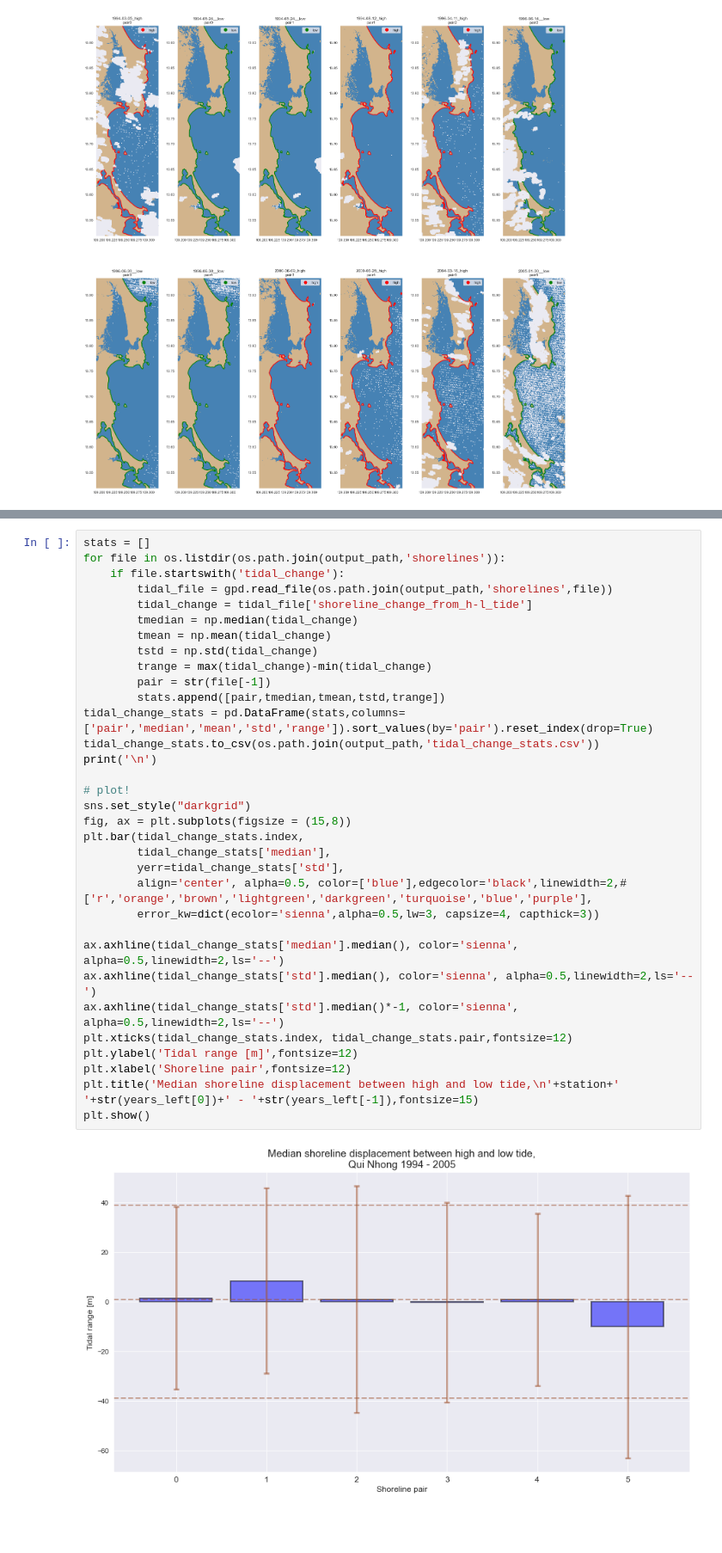
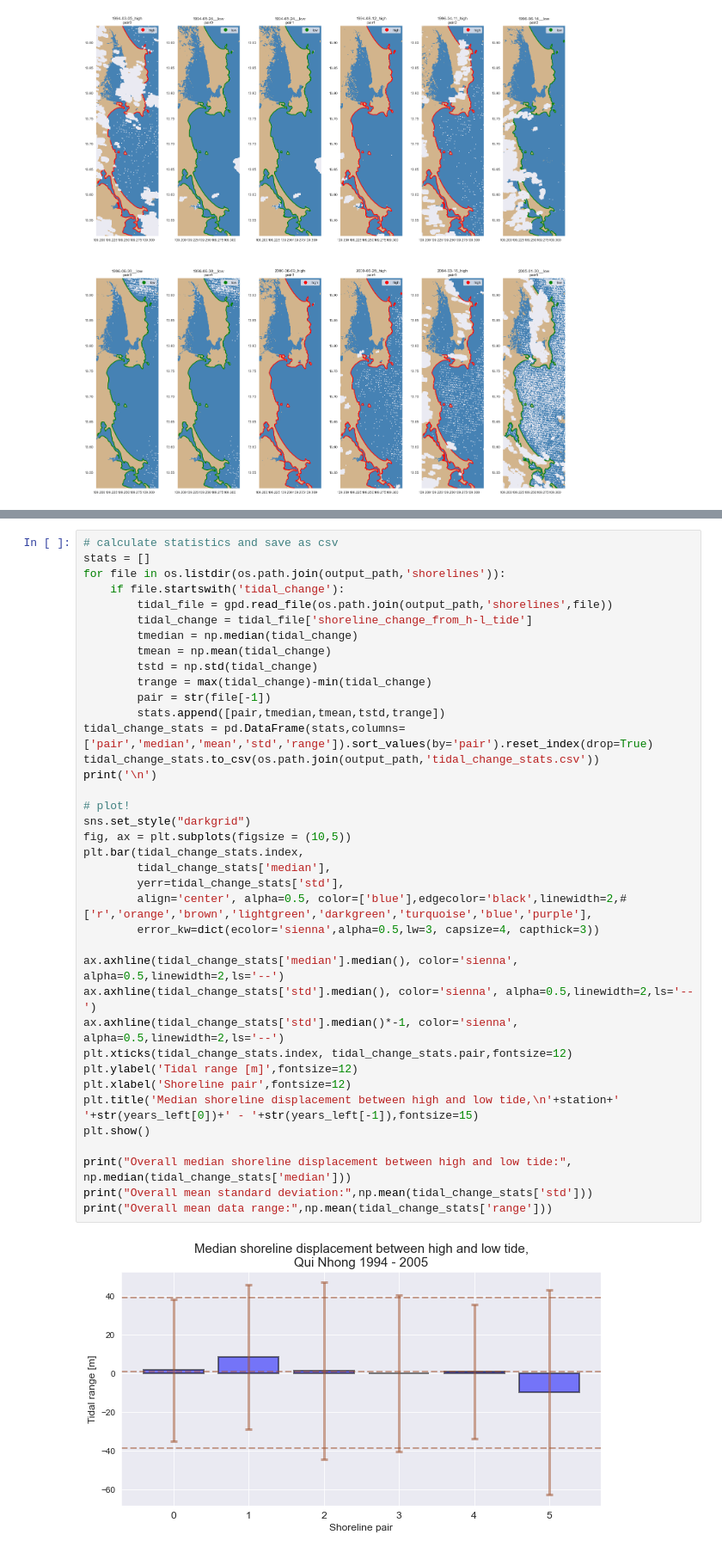
Before and after one commit to ronjalappe/Quantification_tidal_effects_Landsat, a Jupyter notebook: Tidal_effects_Qui-Nhong.ipynb, the cells around one changed output, grey strips where cells are left out. Shown at 86% size. Saved outputs shown, nothing was run; the diff lists cells and outputs as text; blank space fills up the shorter version.

```diff
--- a/Tidal_effects_Qui-Nhong.ipynb
+++ b/Tidal_effects_Qui-Nhong.ipynb
@@ -1383,37 +1412,42 @@ plt.subplots_adjust(wspace=0, hspace=0)
 
 *Output: bar plot with error bars*
 # %%
+# calculate statistics and save as csv
 stats = []
 for file in os.listdir(os.path.join(output_path,'shorelines')):
     if file.startswith('tidal_change'):
         tidal_file = gpd.read_file(os.path.join(output_path,'shorelines',file))
         tidal_change = tidal_file['shoreline_change_from_h-l_tide']
         tmedian = np.median(tidal_change)
         tmean = np.mean(tidal_change)
         tstd = np.std(tidal_change)
         trange = max(tidal_change)-min(tidal_change)
         pair = str(file[-1])
         stats.append([pair,tmedian,tmean,tstd,trange])
 tidal_change_stats = pd.DataFrame(stats,columns=['pair','median','mean','std','range']).sort_values(by='pair').reset_index(drop=True)
 tidal_change_stats.to_csv(os.path.join(output_path,'tidal_change_stats.csv'))
 print('\n')
 
 # plot!
 sns.set_style("darkgrid")
-fig, ax = plt.subplots(figsize = (15,8))
+fig, ax = plt.subplots(figsize = (10,5))
 plt.bar(tidal_change_stats.index,
         tidal_change_stats['median'],
         yerr=tidal_change_stats['std'],
         align='center', alpha=0.5, color=['blue'],edgecolor='black',linewidth=2,#['r','orange','brown','lightgreen','darkgreen','turquoise','blue','purple'],
         error_kw=dict(ecolor='sienna',alpha=0.5,lw=3, capsize=4, capthick=3))
 
 ax.axhline(tidal_change_stats['median'].median(), color='sienna', alpha=0.5,linewidth=2,ls='--')
 ax.axhline(tidal_change_stats['std'].median(), color='sienna', alpha=0.5,linewidth=2,ls='--')
 ax.axhline(tidal_change_stats['std'].median()*-1, color='sienna', alpha=0.5,linewidth=2,ls='--')
 plt.xticks(tidal_change_stats.index, tidal_change_stats.pair,fontsize=12)
 plt.ylabel('Tidal range [m]',fontsize=12)
 plt.xlabel('Shoreline pair',fontsize=12)
 plt.title('Median shoreline displacement between high and low tide,\n'+station+' '+str(years_left[0])+' - '+str(years_left[-1]),fontsize=15)
 plt.show()
+
+print("Overall median shoreline displacement between high and low tide:", np.median(tidal_change_stats['median']))
+print("Overall mean standard deviation:",np.mean(tidal_change_stats['std']))
+print("Overall mean data range:",np.mean(tidal_change_stats['range']))
 # %% [output]
-[figure, old version]
+[figure, new version]
```
Also changed, not shown: parts of 20 cells of this notebook.
